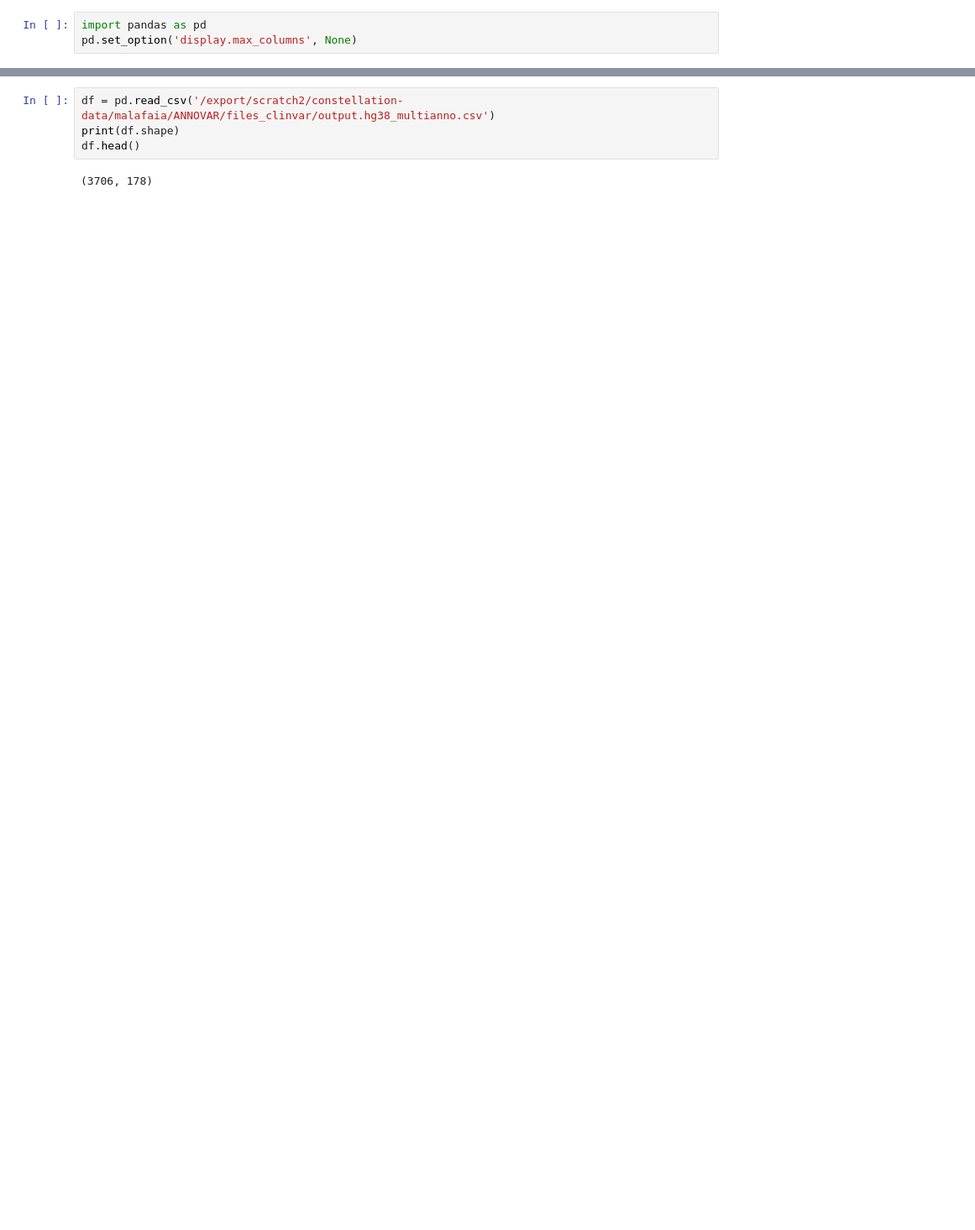
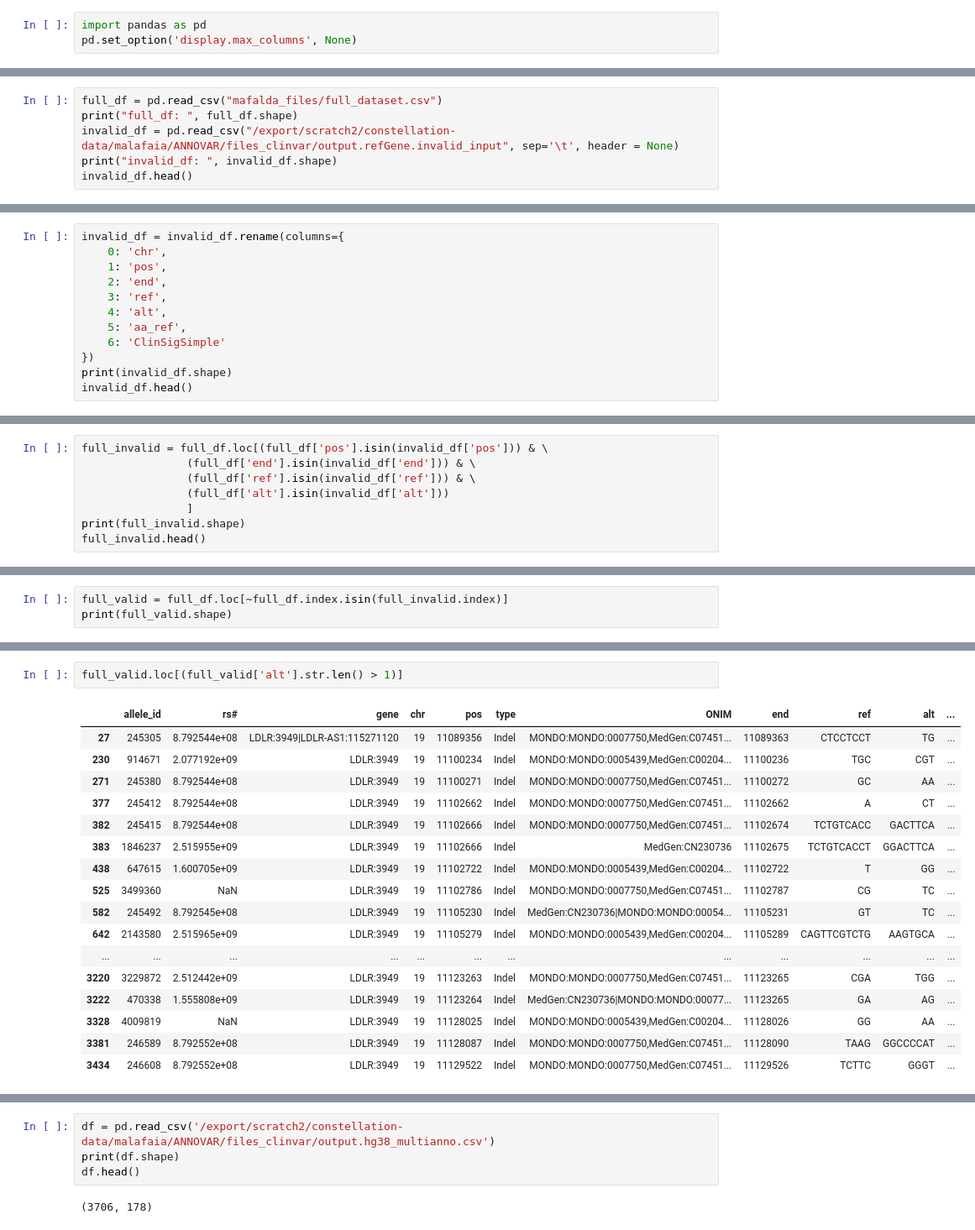
Before and after one commit to gpietrop/CATT, a Jupyter notebook: visualize_annovar_output.ipynb, the cells around one changed output, grey strips where cells are left out. Shown at 84% size. Cells and saved outputs as stored; diff of their text form; blank space fills up the shorter version.

```diff
--- a/visualize_annovar_output.ipynb
+++ b/visualize_annovar_output.ipynb
@@ -3,0 +27,6 @@ pd.set_option('display.max_columns', None)
+# %%
+full_df = pd.read_csv("mafalda_files/full_dataset.csv")
+print("full_df: ", full_df.shape)
+invalid_df = pd.read_csv("/export/scratch2/constellation-data/malafaia/ANNOVAR/files_clinvar/output.refGene.invalid_input", sep='\t', header = None)
+print("invalid_df: ", invalid_df.shape)
+invalid_df.head()
@@ -3,0 +42,12 @@ pd.set_option('display.max_columns', None)
+# %%
+invalid_df = invalid_df.rename(columns={
+    0: 'chr',
+    1: 'pos',
+    2: 'end',
+    3: 'ref',
+    4: 'alt',
+    5: 'aa_ref',
+    6: 'ClinSigSimple'
+})
+print(invalid_df.shape)
+invalid_df.head()
@@ -3,0 +78,8 @@ pd.set_option('display.max_columns', None)
+# %%
+full_invalid = full_df.loc[(full_df['pos'].isin(invalid_df['pos'])) & \
+                (full_df['end'].isin(invalid_df['end'])) & \
+                (full_df['ref'].isin(invalid_df['ref'])) & \
+                (full_df['alt'].isin(invalid_df['alt']))
+                ]
+print(full_invalid.shape)
+full_invalid.head()
@@ -3,0 +94,3 @@ pd.set_option('display.max_columns', None)
+# %%
+full_valid = full_df.loc[~full_df.index.isin(full_invalid.index)]
+print(full_valid.shape)
@@ -3,0 +122,20 @@ pd.set_option('display.max_columns', None)
+# %%
+full_valid.loc[(full_valid['alt'].str.len() > 1)]
+# %% [output]
+|  | allele_id | rs# | gene | chr | pos | type | ONIM | end | ref | alt | ... |
+| 27 | 245305 | 8.792544e+08 | LDLR:3949|LDLR-AS1:115271120 | 19 | 11089356 | Indel | MONDO:MONDO:0007750,MedGen:C07451... | 11089363 | CTCCTCCT | TG | ... |
+| 230 | 914671 | 2.077192e+09 | LDLR:3949 | 19 | 11100234 | Indel | MONDO:MONDO:0005439,MedGen:C00204... | 11100236 | TGC | CGT | ... |
+| 271 | 245380 | 8.792544e+08 | LDLR:3949 | 19 | 11100271 | Indel | MONDO:MONDO:0007750,MedGen:C07451... | 11100272 | GC | AA | ... |
+| 377 | 245412 | 8.792544e+08 | LDLR:3949 | 19 | 11102662 | Indel | MONDO:MONDO:0007750,MedGen:C07451... | 11102662 | A | CT | ... |
+| 382 | 245415 | 8.792544e+08 | LDLR:3949 | 19 | 11102666 | Indel | MONDO:MONDO:0007750,MedGen:C07451... | 11102674 | TCTGTCACC | GACTTCA | ... |
+| 383 | 1846237 | 2.515955e+09 | LDLR:3949 | 19 | 11102666 | Indel | MedGen:CN230736 | 11102675 | TCTGTCACCT | GGACTTCA | ... |
+| 438 | 647615 | 1.600705e+09 | LDLR:3949 | 19 | 11102722 | Indel | MONDO:MONDO:0005439,MedGen:C00204... | 11102722 | T | GG | ... |
+| 525 | 3499360 | NaN | LDLR:3949 | 19 | 11102786 | Indel | MONDO:MONDO:0007750,MedGen:C07451... | 11102787 | CG | TC | ... |
+| 582 | 245492 | 8.792545e+08 | LDLR:3949 | 19 | 11105230 | Indel | MedGen:CN230736|MONDO:MONDO:00054... | 11105231 | GT | TC | ... |
+| 642 | 2143580 | 2.515965e+09 | LDLR:3949 | 19 | 11105279 | Indel | MONDO:MONDO:0005439,MedGen:C00204... | 11105289 | CAGTTCGTCTG | AAGTGCA | ... |
+| ... | ... | ... | ... | ... | ... | ... | ... | ... | ... | ... | ... |
+| 3220 | 3229872 | 2.512442e+09 | LDLR:3949 | 19 | 11123263 | Indel | MONDO:MONDO:0007750,MedGen:C07451... | 11123265 | CGA | TGG | ... |
+| 3222 | 470338 | 1.555808e+09 | LDLR:3949 | 19 | 11123264 | Indel | MedGen:CN230736|MONDO:MONDO:00077... | 11123265 | GA | AG | ... |
+| 3328 | 4009819 | NaN | LDLR:3949 | 19 | 11128025 | Indel | MONDO:MONDO:0005439,MedGen:C00204... | 11128026 | GG | AA | ... |
+| 3381 | 246589 | 8.792552e+08 | LDLR:3949 | 19 | 11128087 | Indel | MONDO:MONDO:0007750,MedGen:C07451... | 11128090 | TAAG | GGCCCCAT | ... |
+| 3434 | 246608 | 8.792552e+08 | LDLR:3949 | 19 | 11129522 | Indel | MONDO:MONDO:0007750,MedGen:C07451... | 11129526 | TCTTC | GGGT | ... |
```
Also changed, not shown: parts of 15 cells of this notebook, 2 other files.
